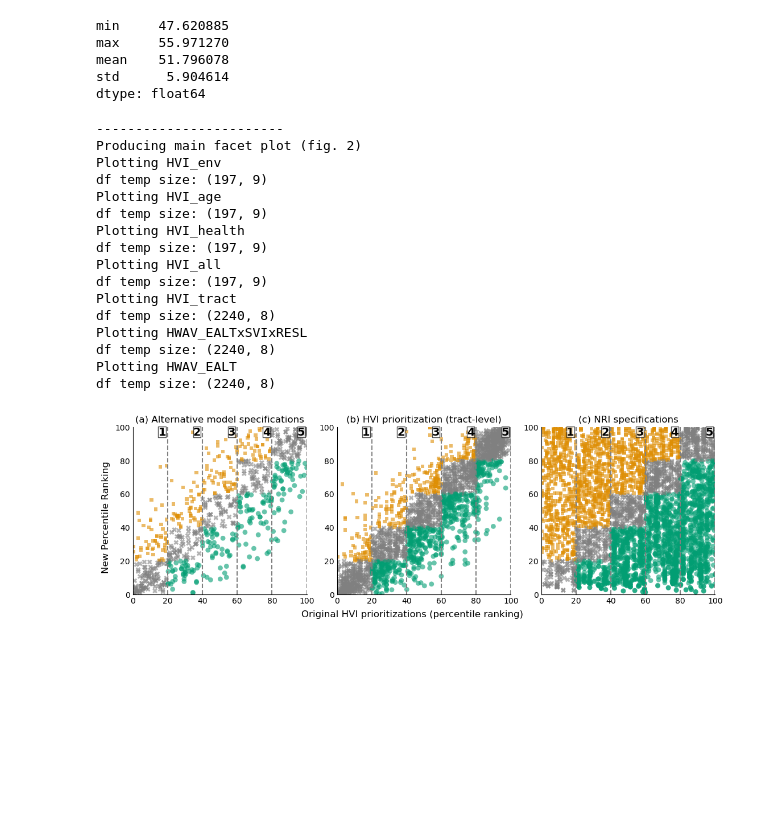
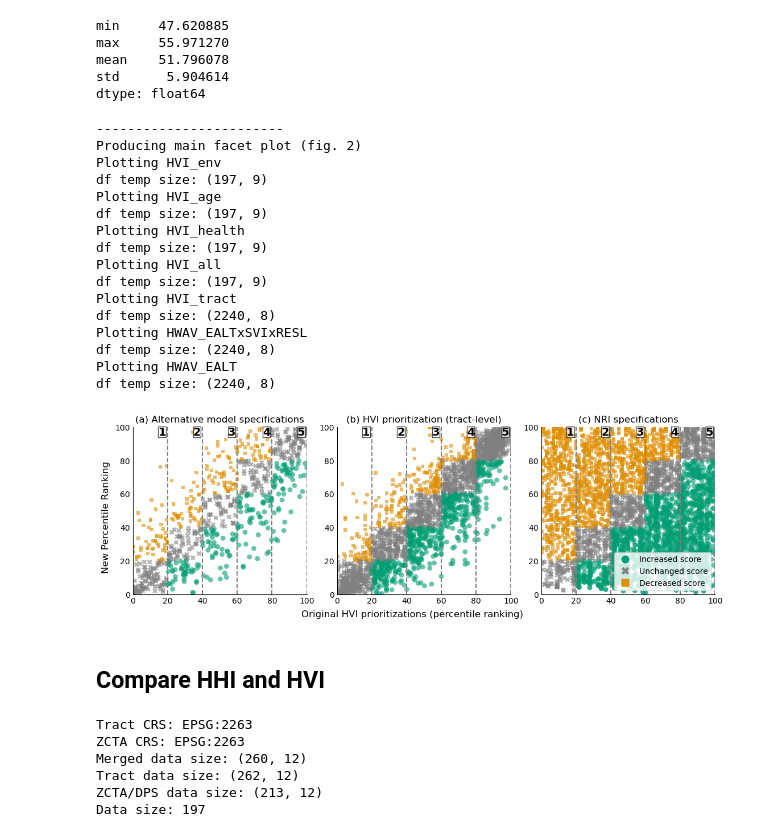
Before and after one commit to jennahgosciak/ScrutinizingIndexRiskAssessments, a Jupyter notebook: replicate-figures.ipynb, the cells around one changed output. Saved outputs shown, nothing was run; the diff lists cells and outputs as text; code cells hidden in the pictures; blank space fills up the shorter version.

```diff
--- a/replicate-figures.ipynb
+++ b/replicate-figures.ipynb
@@ -496,7 +571,7 @@ Producing all (with averaged comorbidities)
 # %%
 # ranking alt specifications, merge to gdf
 gdf_alt_specifications = rank_all_specifications(
-    df_alt_specifications, nta_geo, alt_specifications, rank_method
+    df_alt_specifications.copy(), nta_geo, alt_specifications, rank_method
 )
 # %% [output]
 ------------------------
@@ -1076,6 +1222,7 @@ gdf_tract_hvi_summary
 ## Prep data for scatter plots / alternative specifications visualization
 # %%
 # tract level
+gdf_tract_hvi["HVI_tract_q5"] = gdf_tract_hvi["HVI_tract_q5"].astype(int)
 gdf_tract_hvi_plt = prep_for_plot(gdf_tract_hvi, ["HVI_tract"], "HVI_nta_repl", "geoid")
 gdf_tract_hvi_plt.head()
 # %% [output]
@@ -1177,6 +1324,43 @@ max     55.971270
 mean    51.796078
 std      5.904614
 dtype: float64
+# %%
+def patches(ax, colorblind_cmap):
+    decrease_patch = mpl.lines.Line2D(
+        [0],
+        [0],
+        marker="s",
+        markerfacecolor=colorblind_cmap[1],
+        markersize=10,
+        markeredgecolor="none",
+        ls="",
+        label="Decreased score",
+    )
+    increase_patch = mpl.lines.Line2D(
+        [0],
+        [0],
+        marker="o",
+        markerfacecolor=colorblind_cmap[2],
+        markersize=10,
+        markeredgecolor="none",
+        ls="",
+        label="Increased score",
+    )
+    nochange_patch = mpl.lines.Line2D(
+        [0],
+        [0],
+        marker="X",
+        markerfacecolor="gray",
+        ls="",
+        markersize=10,
+        markeredgecolor="none",
+        label="Unchanged score",
+    )
+    ax.legend(
+        handles=[increase_patch, nochange_patch, decrease_patch],
+        loc="lower right",
+        fontsize=10,
+    )
 # %%
 def produce_facet_plot(df_hvi, df_tract_hvi, df_nri, id_vars, filename):
     """Produces main facet plot"""
@@ -1256,36 +1440,62 @@ def produce_facet_plot(df_hvi, df_tract_hvi, df_nri, id_vars, filename):
             fontsize=14,
             bbox=dict(facecolor="white", pad=0, alpha=0.7),
         )
-
+    patches(ax, colorblind_cmap)
     fig.supylabel("New Percentile Ranking")
     fig.supxlabel("Original HVI prioritizations (percentile ranking)")
 
     plt.savefig(f"./_figures/{filename}", dpi=300, bbox_inches="tight", pad_inches=0)
     plt.show()
 
 
 produce_facet_plot(
     gdf_nta_hvi_plt,
     gdf_tract_hvi_plt,
     gdf_nri_plt,
     ["HVI_raw", "HVI_nta_repl", "HVI_raw"],
     "lineplots_faceted.pdf",
 )
 # %% [output]
 ------------------------
 Producing main facet plot (fig. 2)
 Plotting HVI_env
 df temp size: (197, 9)
 Plotting HVI_age
 df temp size: (197, 9)
 Plotting HVI_health
 df temp size: (197, 9)
 Plotting HVI_all
 df temp size: (197, 9)
 Plotting HVI_tract
 df temp size: (2240, 8)
 Plotting HWAV_EALTxSVIxRESL
 df temp size: (2240, 8)
 Plotting HWAV_EALT
 df temp size: (2240, 8)
-[figure, old version]
+[figure, new version]
+# %% [markdown]
+## Compare HHI and HVI
+# %%
+zcta_nta_xwalk = tract_spatial_join(
+    zcta_2010_geo,
+    nta_geo.rename(columns={"nta2020": "geoid"}),
+    spatial_join_method,
+    "zcta",
+).rename(columns={"geoid": "nta2020"})
+hhi_hvi_comparison = (
+    gdf_alt_specifications[["nta2020", "HVI_raw_rank", "HVI_raw_q5"]]
+    .merge(zcta_nta_xwalk, on="nta2020")
+    .merge(df_cdc_hhi_geo, on="zcta")
+)
+hhi_hvi_comparison[["HVI_raw_q5", "OVERALL_SCORE_q5"]] = hhi_hvi_comparison[
+    ["HVI_raw_q5", "OVERALL_SCORE_q5"]
+].astype(int)
+
+print(f"Data size: {hhi_hvi_comparison.shape[0]}")
+# %% [output]
+Tract CRS: EPSG:2263
+ZCTA CRS: EPSG:2263
+Merged data size: (260, 12)
+Tract data size: (262, 12)
+ZCTA/DPS data size: (213, 12)
+Data size: 197
```
Also changed, not shown: parts of 34 cells of this notebook, 18 other files.
